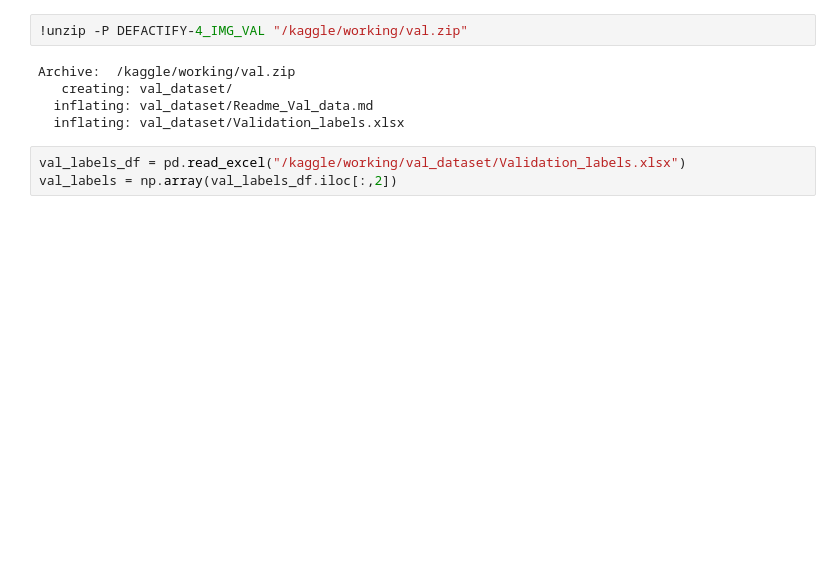
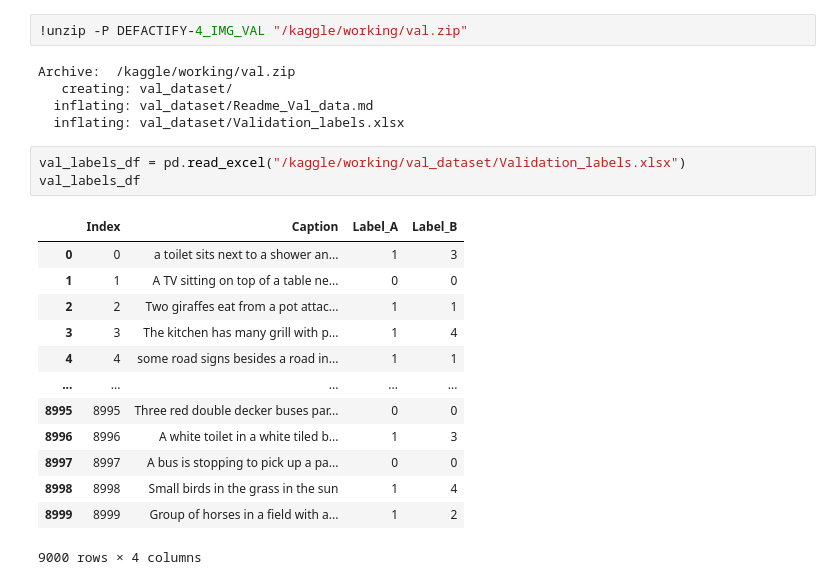
Before and after one commit to Omar-Nasr/ai_generated_image_classification_defactify_2024, a Jupyter notebook: model-training-defactify-ai-image-classification.ipynb, the cells around one changed output. Cells and saved outputs as stored; diff of their text form; blank space fills up the shorter version.

```diff
--- a/model-training-defactify-ai-image-classification.ipynb
+++ b/model-training-defactify-ai-image-classification.ipynb
@@ -46,4 +46,18 @@ Archive:  /kaggle/working/val.zip
   inflating: val_dataset/Validation_labels.xlsx
 # %%
 val_labels_df = pd.read_excel("/kaggle/working/val_dataset/Validation_labels.xlsx")
-val_labels = np.array(val_labels_df.iloc[:,2])
+val_labels_df
+# %% [output]
+|  | Index | Caption | Label_A | Label_B |
+| 0 | 0 | a toilet sits next to a shower an... | 1 | 3 |
+| 1 | 1 | A TV sitting on top of a table ne... | 0 | 0 |
+| 2 | 2 | Two giraffes eat from a pot attac... | 1 | 1 |
+| 3 | 3 | The kitchen has many grill with p... | 1 | 4 |
+| 4 | 4 | some road signs besides a road in... | 1 | 1 |
+| ... | ... | ... | ... | ... |
+| 8995 | 8995 | Three red double decker buses par... | 0 | 0 |
+| 8996 | 8996 | A white toilet in a white tiled b... | 1 | 3 |
+| 8997 | 8997 | A bus is stopping to pick up a pa... | 0 | 0 |
+| 8998 | 8998 | Small birds in the grass in the sun | 1 | 4 |
+| 8999 | 8999 | Group of horses in a field with a... | 1 | 2 |
+9000 rows × 4 columns
```
Also changed, not shown: parts of 10 cells of this notebook.
